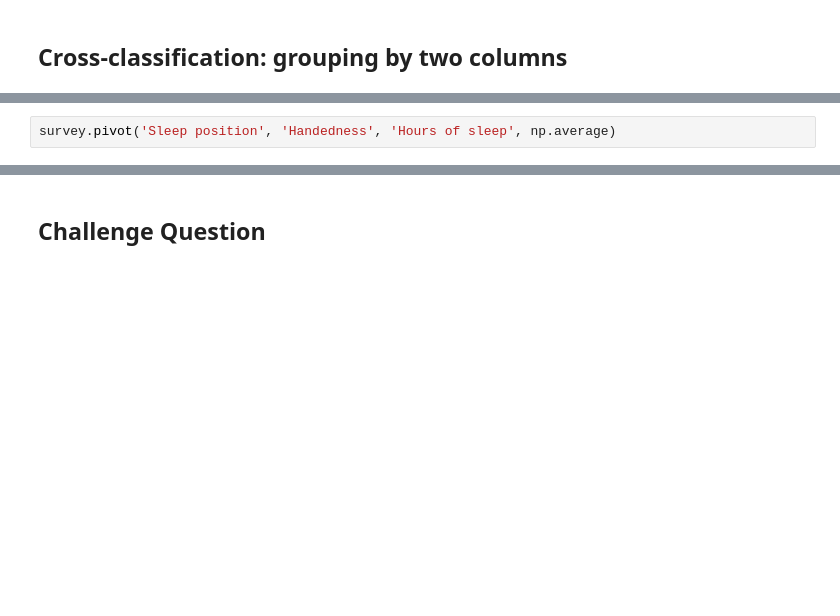
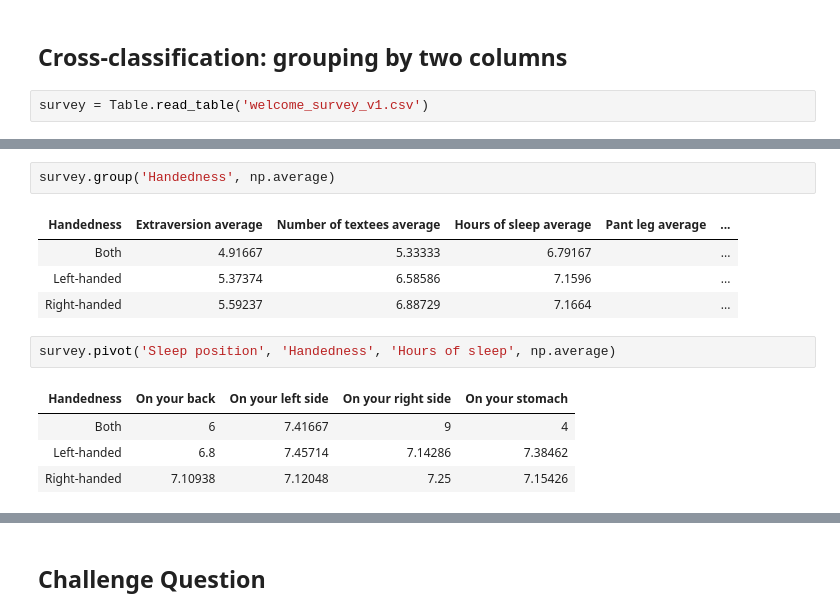
Before and after one commit to data-8/materials-fa20, a Jupyter notebook: lec/lec11.ipynb, the cells around one changed output, grey strips where cells are left out. Cells and saved outputs as stored; diff of their text form; blank space fills up the shorter version.

```diff
--- a/lec/lec11.ipynb
+++ b/lec/lec11.ipynb
@@ -44,2 +58,4 @@ survey.group('Sleep position', np.average)
 # %% [markdown]
 ## Cross-classification: grouping by two columns
+# %%
+survey = Table.read_table('welcome_survey_v1.csv')
@@ -50,5 +96,17 @@ survey.pivot('Sleep position', 'Handedness')
+# %%
+survey.group('Handedness', np.average)
+# %% [output]
+| Handedness | Extraversion average | Number of textees average | Hours of sleep average | Pant leg average | ... |
+| Both | 4.91667 | 5.33333 | 6.79167 |  | ... |
+| Left-handed | 5.37374 | 6.58586 | 7.1596 |  | ... |
+| Right-handed | 5.59237 | 6.88729 | 7.1664 |  | ... |
 # %%
 survey.pivot('Sleep position', 'Handedness', 'Hours of sleep', np.average)
+# %% [output]
+| Handedness | On your back | On your left side | On your right side | On your stomach |
+| Both | 6 | 7.41667 | 9 | 4 |
+| Left-handed | 6.8 | 7.45714 | 7.14286 | 7.38462 |
+| Right-handed | 7.10938 | 7.12048 | 7.25 | 7.15426 |
 # %%
 (survey.select('Handedness', 'Sleep position', 'Hours of sleep')
        .group(['Handedness','Sleep position'], np.average)).show()
```
Also changed, not shown: parts of 29 cells of this notebook.
